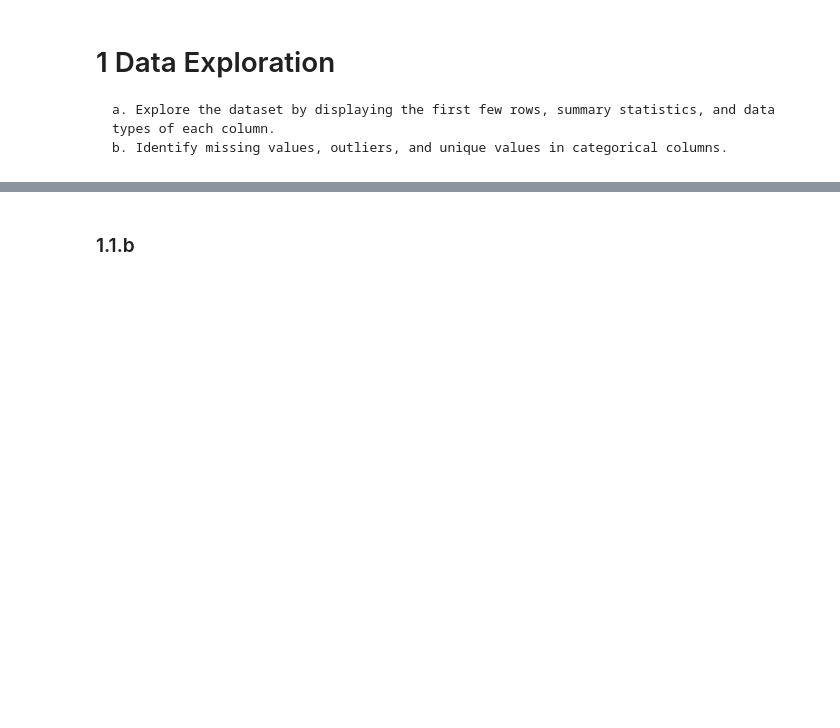
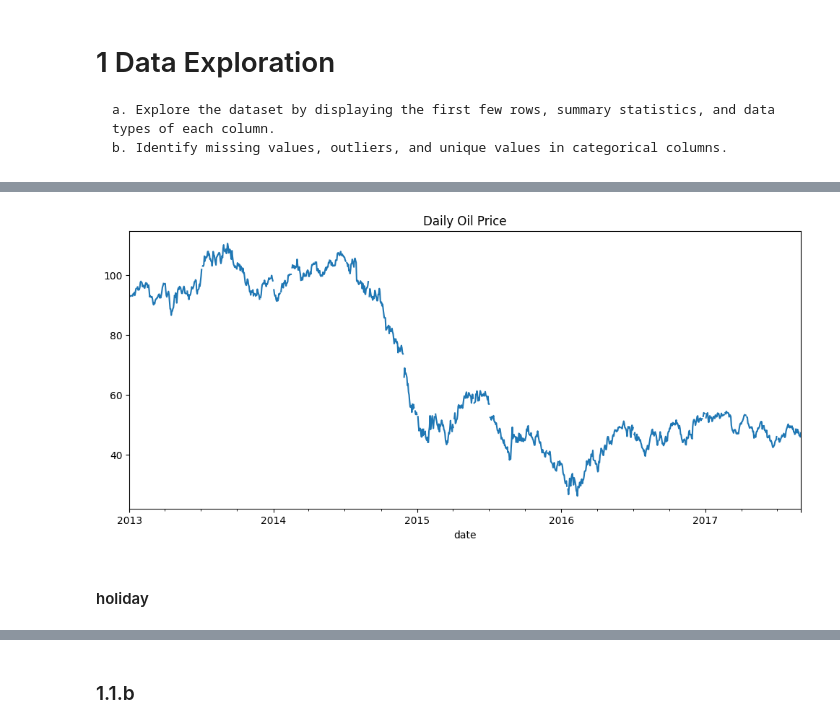
Before and after one commit to SaraSopr/DataPoweredSoftware, a Jupyter notebook: Assignment1.ipynb, the cells around one changed output, grey strips where cells are left out. Cells and saved outputs as stored; diff of their text form; code cells hidden in the pictures; blank space fills up the shorter version.

Commit message:
explore store dataset

```diff
--- a/Assignment1.ipynb
+++ b/Assignment1.ipynb
@@ -7,0 +10,16 @@
+# %%
+# 1. Overview
+import pandas as pd
+from pathlib import Path
+DATA_DIR = Path("data/assigment_1/store-sales-item-time-series")
+
+oil_df = pd.read_csv(DATA_DIR / "oil.csv", names=["date", "oil_price"], header=0, parse_dates=["date"])
+
+print("=== Head: ===")
+print(oil_df.head())
+
+print("=== Info: ===")
+print(oil_df.info())
+
+print("=== Description: ===")
+print(oil_df.describe())
@@ -7,0 +83,10 @@
+# %%
+# 5. Vis
+import matplotlib.pyplot as plt
+oil_df.set_index("date")["oil_price"].plot(figsize=(12,5))
+plt.title("Daily Oil Price")
+plt.show()
+# %% [output]
+[figure, added]
+# %% [markdown]
+#### holiday
```
Also changed, not shown: parts of 24 cells of this notebook.
